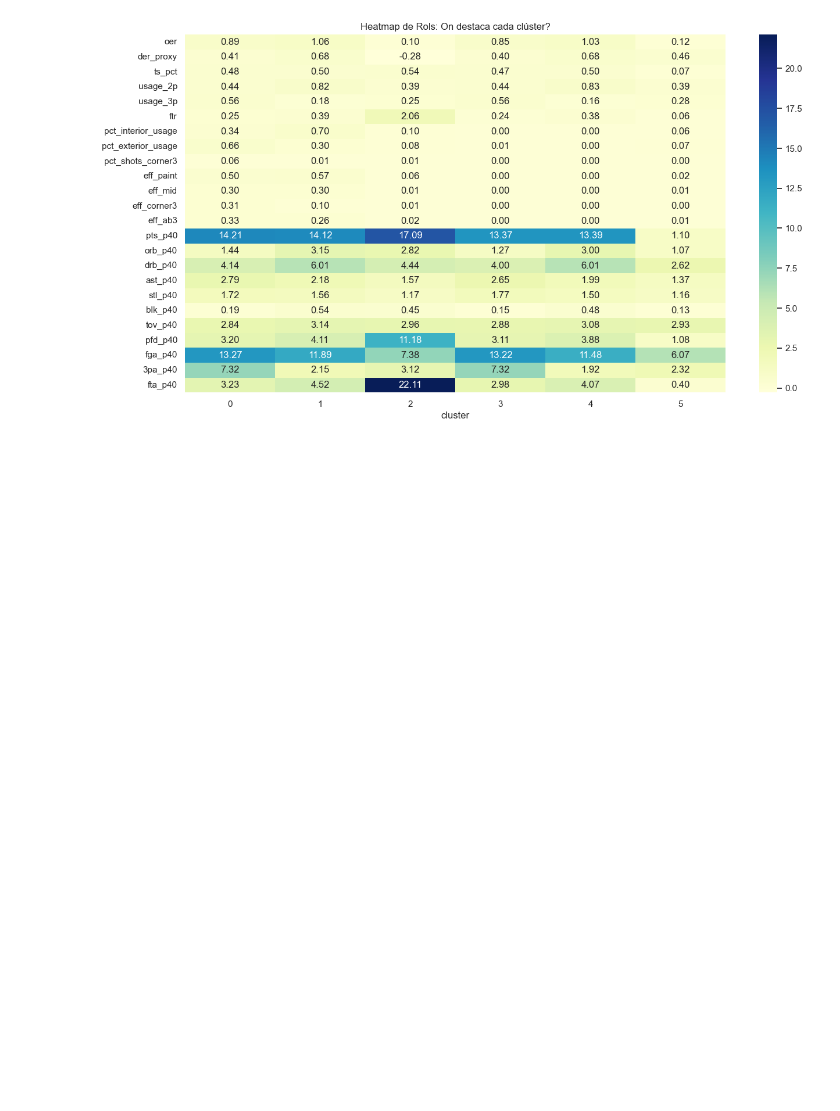
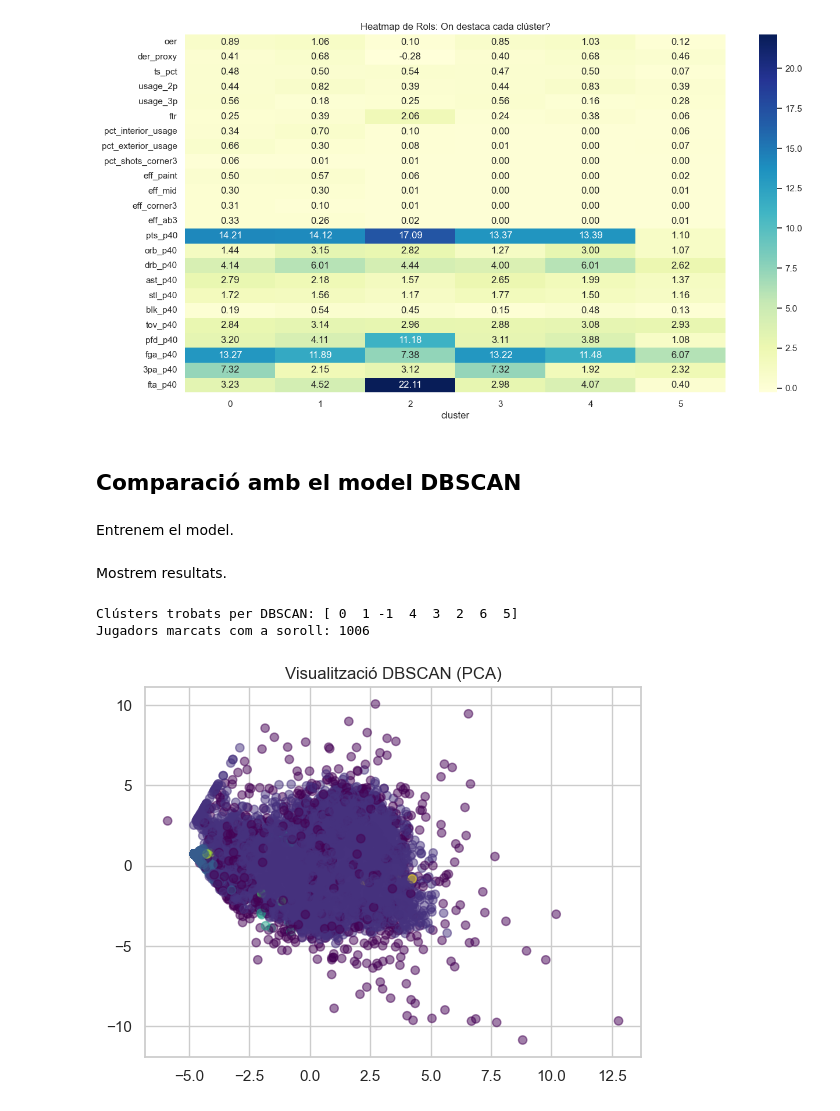
Before and after one commit to isaacruiiizz/M5072_Ap1_PauMiro_IsaacRuiz, a Jupyter notebook: Docs/Python/Part2/kmeansClustering.ipynb, the cells around one changed output. Cells and saved outputs as stored; diff of their text form; code cells hidden in the pictures; blank space fills up the shorter version.

```diff
--- a/Docs/Python/Part2/kmeansClustering.ipynb
+++ b/Docs/Python/Part2/kmeansClustering.ipynb
@@ -204,3 +185,25 @@ plt.title("Heatmap de Rols: On destaca cada clúster?")
 plt.show()
 # %% [output]
 [figure]
+# %% [markdown]
+## Comparació amb el model DBSCAN
+# %% [markdown]
+Entrenem el model.
+# %%
+dbscan = DBSCAN(eps=3, min_samples=5)
+df['cluster_dbscan'] = dbscan.fit_predict(X_scaled)
+# %% [markdown]
+Mostrem resultats.
+# %%
+# Mirem quants clústers ha creat (el -1 és soroll)
+print("Clústers trobats per DBSCAN:", df['cluster_dbscan'].unique())
+print("Jugadors marcats com a soroll:", len(df[df['cluster_dbscan'] == -1]))
+
+# Visualitzem la comparativa
+plt.scatter(X_pca[:, 0], X_pca[:, 1], c=df['cluster_dbscan'], cmap='viridis', alpha=0.5)
+plt.title("Visualització DBSCAN (PCA)")
+plt.show()
+# %% [output]
+Clústers trobats per DBSCAN: [ 0  1 -1  4  3  2  6  5]
+Jugadors marcats com a soroll: 1006
+[figure, added]
```
Also changed, not shown: parts of 3 cells of this notebook, 3 other files.
